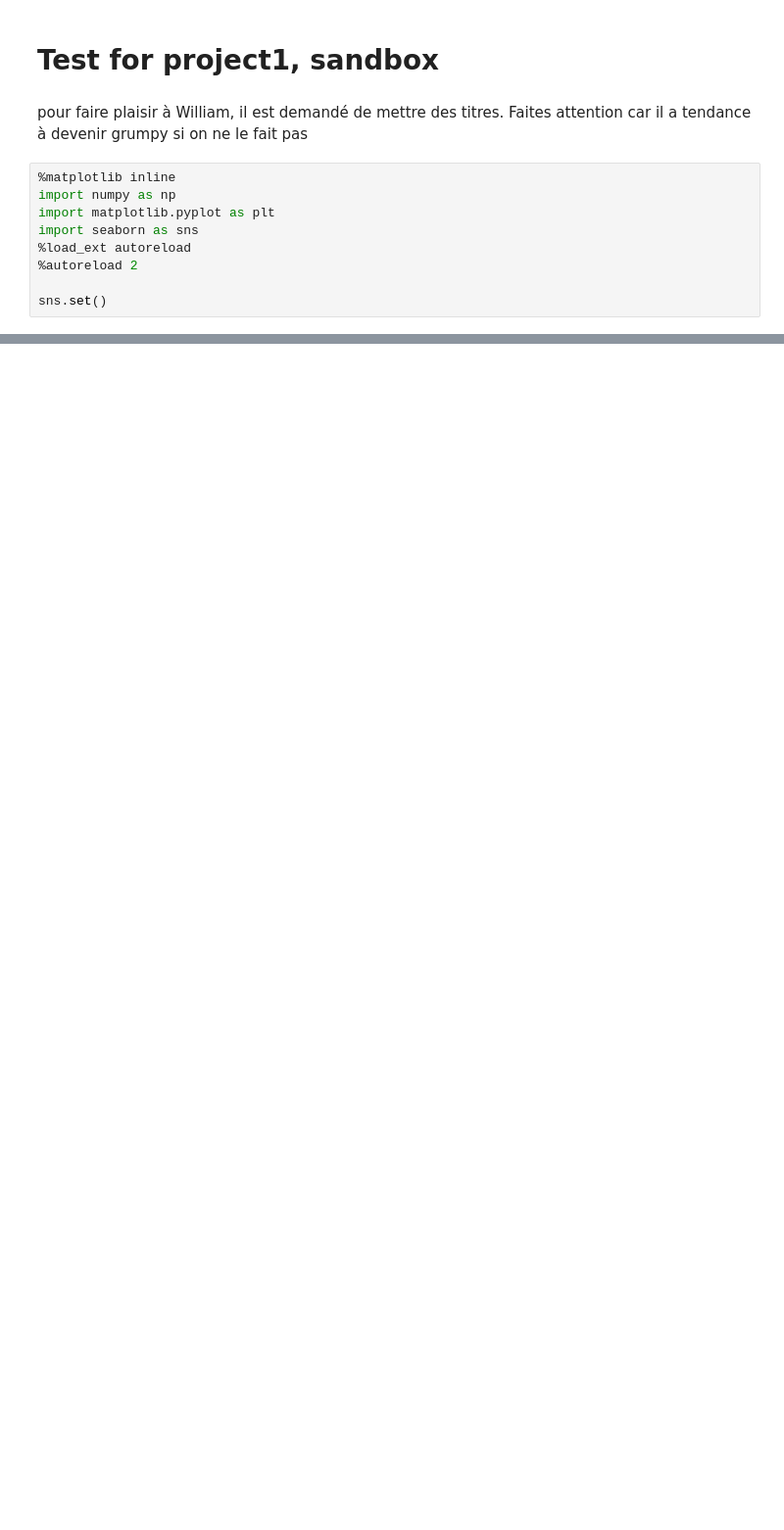
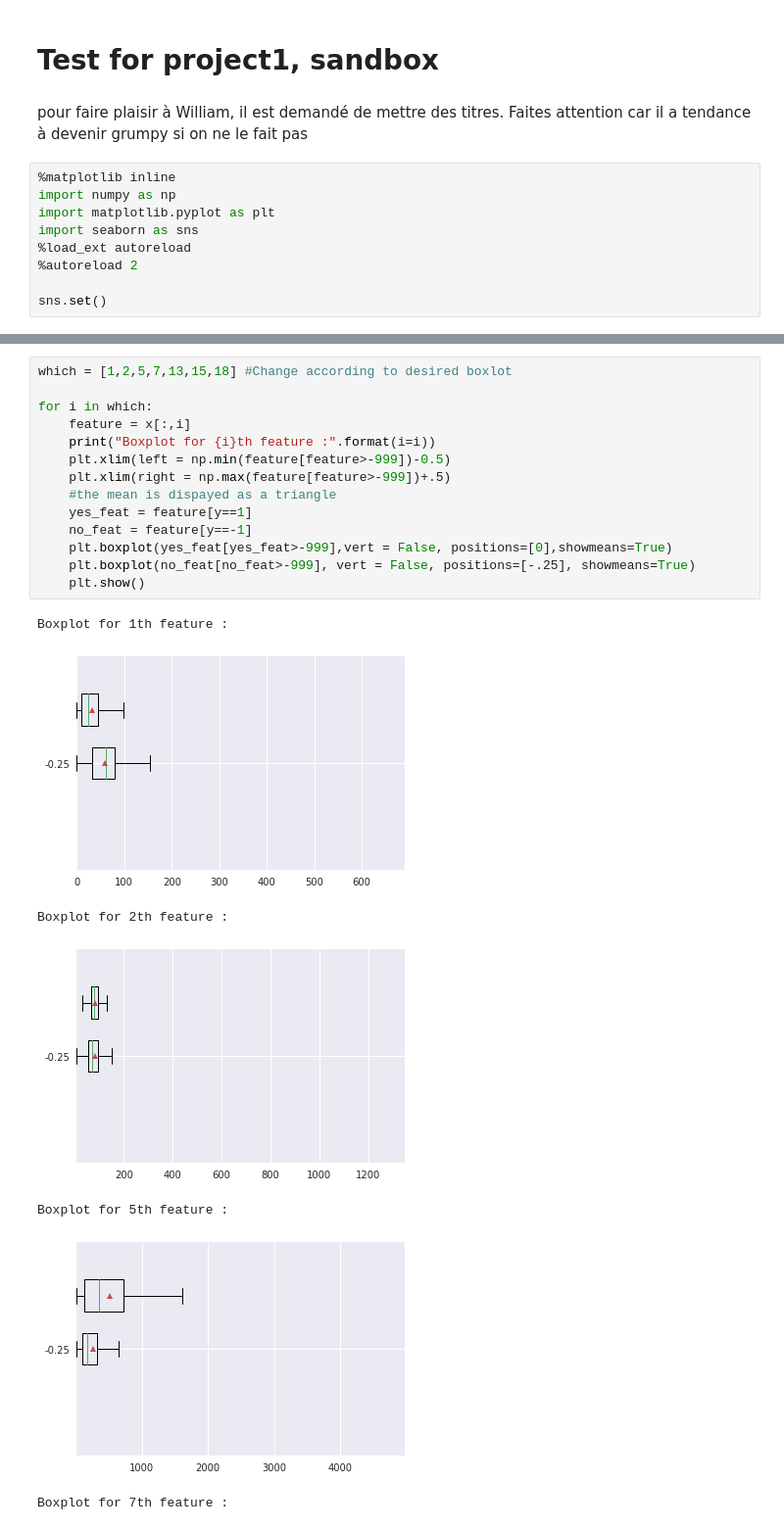
Before and after one commit to dufourc1/ML_CS433_project1, a Jupyter notebook: src/exploring data.ipynb, the cells around one changed output, grey strips where cells are left out. Shown at 98% size. Drawn from its saved outputs; the diff is of its cells as text; blank space fills up the shorter version.

```diff
--- a/src/exploring data.ipynb
+++ b/src/exploring data.ipynb
@@ -51,0 +51,22 @@ Explicit computation of covariance failed with np.cov()
+# %%
+which = [1,2,5,7,13,15,18] #Change according to desired boxlot
+
+for i in which:
+    feature = x[:,i]
+    print("Boxplot for {i}th feature :".format(i=i))
+    plt.xlim(left = np.min(feature[feature>-999])-0.5)
+    plt.xlim(right = np.max(feature[feature>-999])+.5)
+    #the mean is dispayed as a triangle
+    yes_feat = feature[y==1]
+    no_feat = feature[y==-1]
+    plt.boxplot(yes_feat[yes_feat>-999],vert = False, positions=[0],showmeans=True)
+    plt.boxplot(no_feat[no_feat>-999], vert = False, positions=[-.25], showmeans=True)
+    plt.show()
+# %% [output]
+Boxplot for 1th feature :
+[figure, added]
+Boxplot for 2th feature :
+[figure, added]
+Boxplot for 5th feature :
+[figure, added]
+Boxplot for 7th feature :
```
Also changed, not shown: parts of 15 cells of this notebook.
